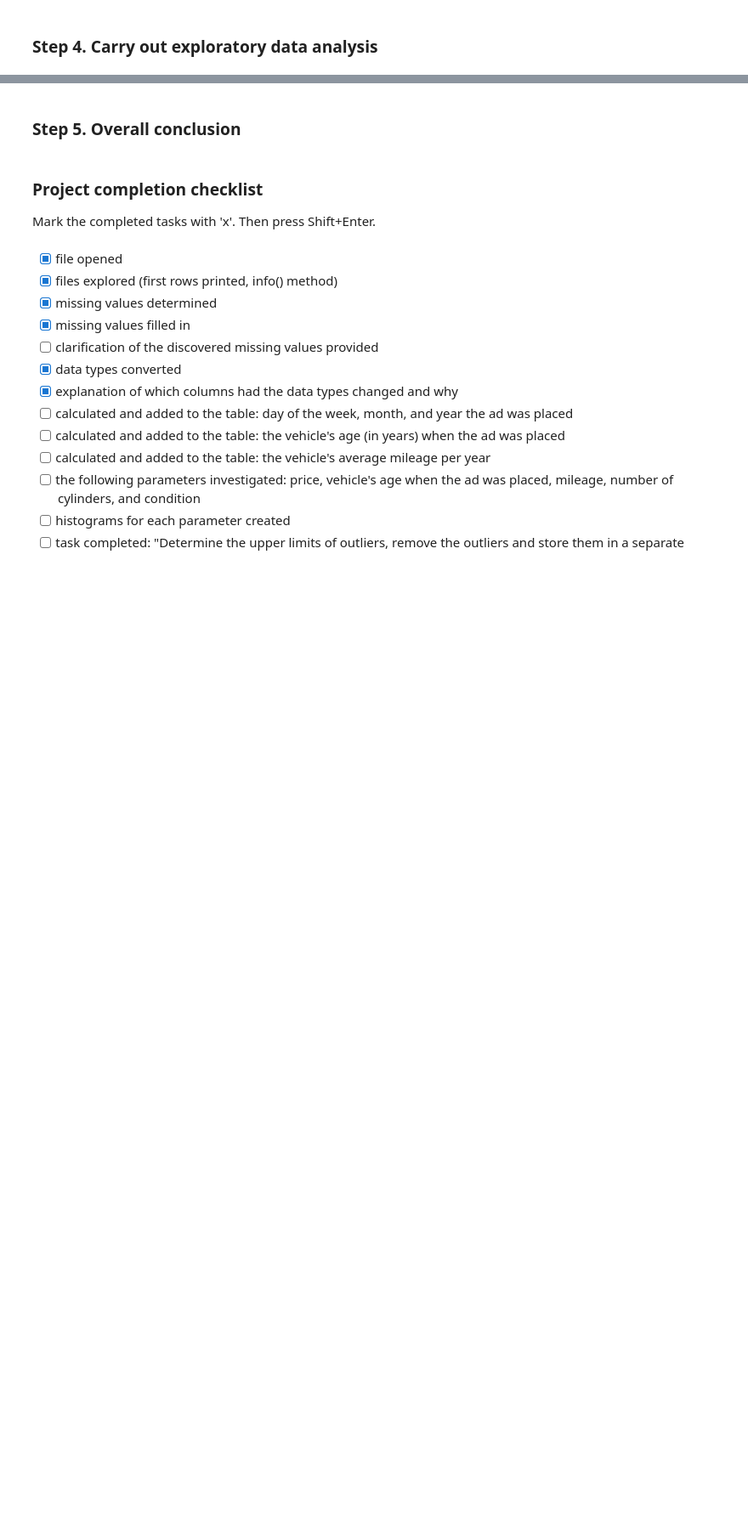
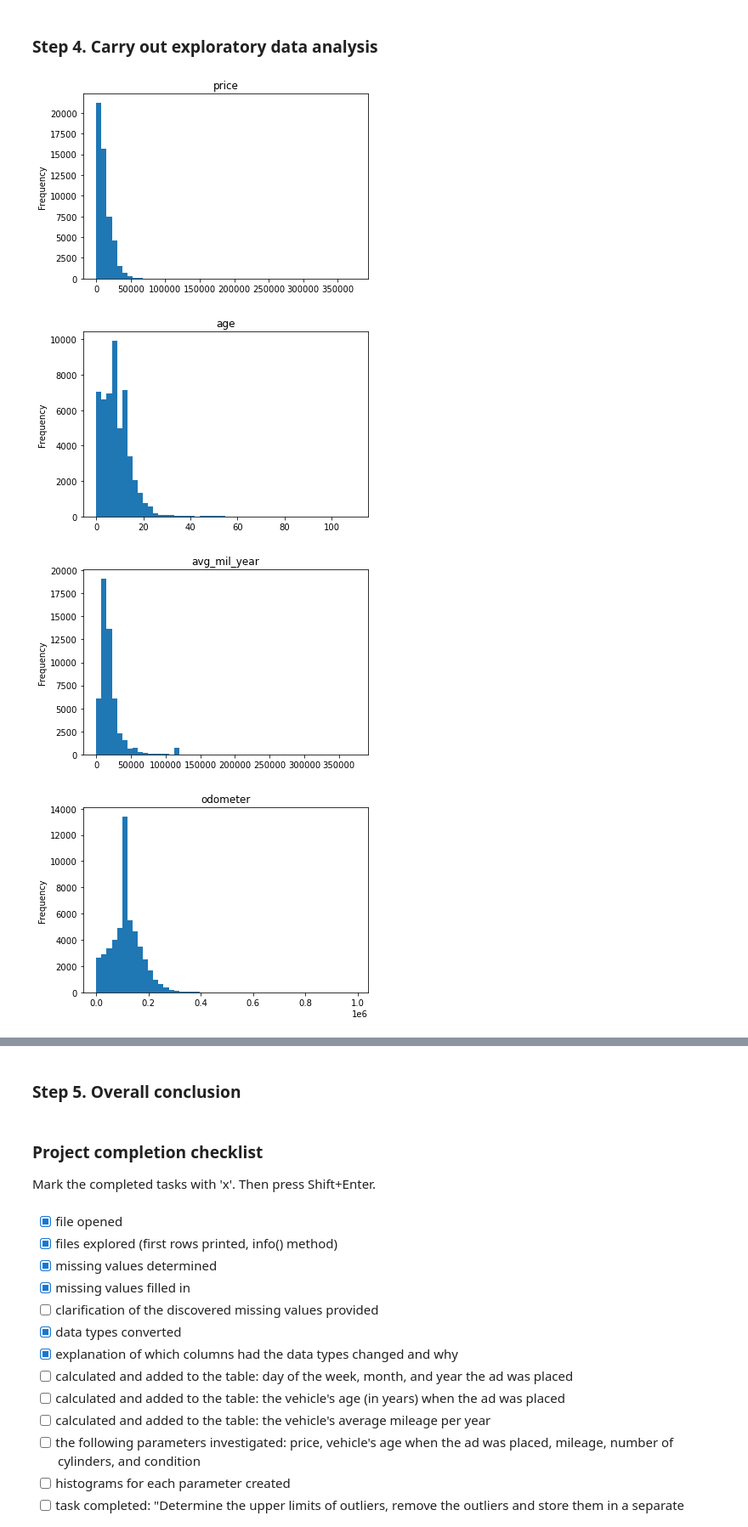
Before and after one commit to rainbowmoonlight/Yandex_Practicum_Projects, a Jupyter notebook: 02 Car Sales Ads Project/Car Sales Ads.ipynb, the cells around one changed output, grey strips where cells are left out. Shown at 85% size. Cells and saved outputs as stored; diff of their text form; code cells hidden in the pictures; blank space fills up the shorter version.

```diff
--- a/02 Car Sales Ads Project/Car Sales Ads.ipynb
+++ b/02 Car Sales Ads Project/Car Sales Ads.ipynb
@@ -440,0 +443,2 @@ df['age'] = df['year'] - df['model_year']
+# %%
+df.loc[df['age']==0,'avg_mil_year'] = df.loc[df['age']==0,'odometer']
@@ -441,2 +447,2 @@ df['age'] = df['year'] - df['model_year']
 # %%
-df['avg_mil_year'] = round(df['odometer'] / df['age'],1)
+df.loc[df['age']!=0, 'avg_mil_year'] = df['odometer'] / df['age']
@@ -443,3 +451,5 @@ df['avg_mil_year'] = round(df['odometer'] / df['age'],1)
+# %%
+df['avg_mil_year'] = df['avg_mil_year'].astype('int64')
 # %%
 df.head()
 # %% [output]
@@ -493,2 +506,13 @@ Name: condition, dtype: int64
 # %% [markdown]
 ### Step 4. Carry out exploratory data analysis
+# %%
+columns = ['price','age', 'avg_mil_year','odometer','cylinders','condition']
+for col in columns:
+    df[col].plot(kind='hist', bins=50)
+    plt.title(col)
+    plt.show()
+# %% [output]
+[figure, added]
+[figure, added]
+[figure, added]
+[figure, added]
```
Also changed, not shown: parts of 6 cells of this notebook.
